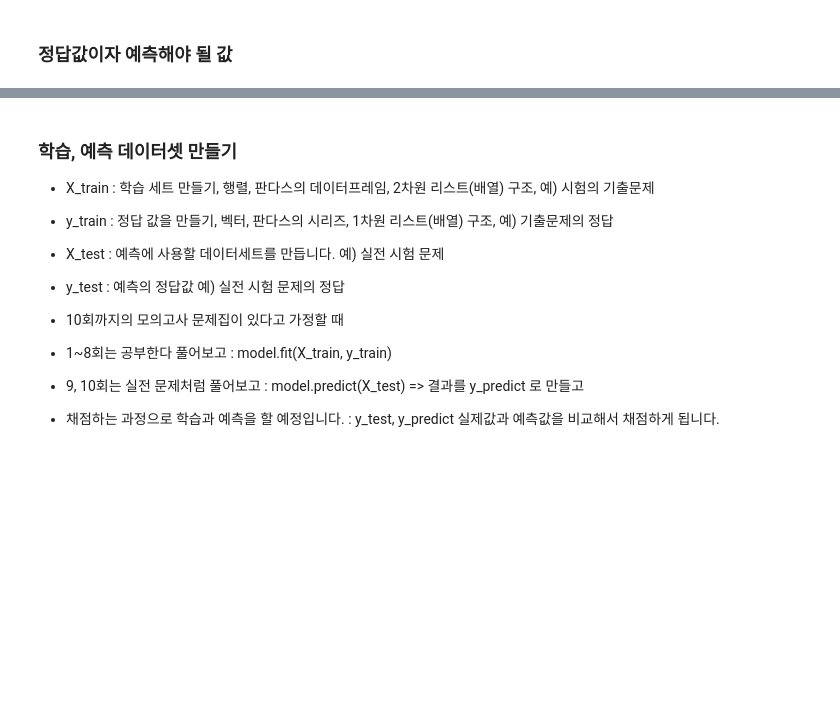
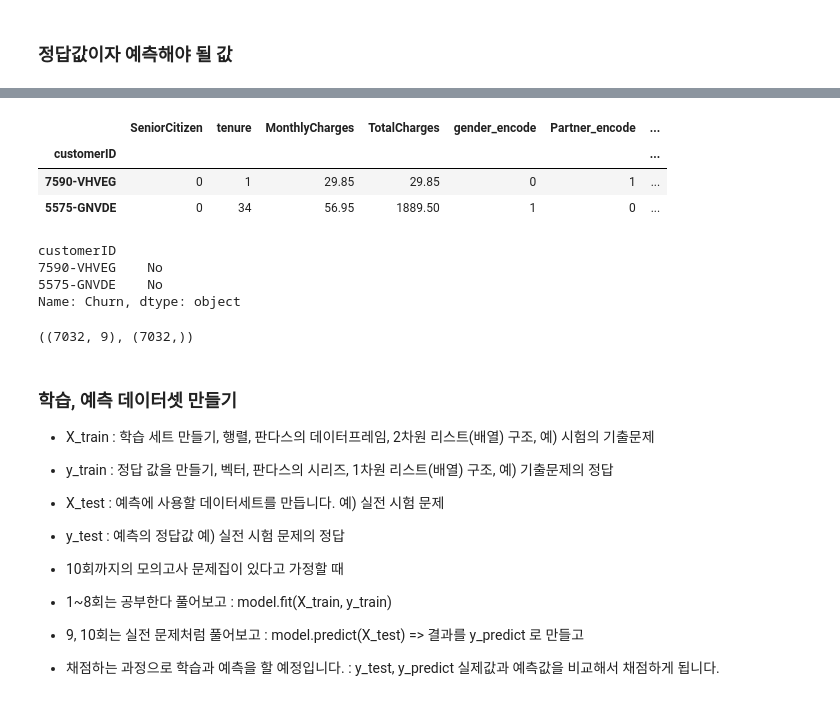
Before and after one commit to WzAcorn/Data-Science-Projects2024, a Jupyter notebook: 01_week_mission_booster.ipynb, the cells around one changed output, grey strips where cells are left out. Saved outputs shown, nothing was run; the diff lists cells and outputs as text; code cells hidden in the pictures; blank space fills up the shorter version.

```diff
--- a/01_week_mission_booster.ipynb
+++ b/01_week_mission_booster.ipynb
@@ -174,12 +294,24 @@ label_name
 # %%
 # X, y를 만들어 줍니다.
 # 물음표를 채워 독립변수(X)와 종속변수(y)를 나눠주세요.
 # scikit-learn에서 데이터는 대문자 X(2차원,행렬)로 표시하고 정답은 소문자 y(1차원,벡터)로 표기합니다.
-X = df[?]
-y = df[?]
+X = df[['SeniorCitizen', 'tenure', 'MonthlyCharges', 'TotalCharges',
+       'gender_encode', 'Partner_encode', 'Dependents_encode',
+       'PhoneService_encode', 'PaperlessBilling_encode']]
+y = df['Churn']
 display(X.head(2))
 display(y.head(2))
 X.shape, y.shape
+# %% [output]
+|  | SeniorCitizen | tenure | MonthlyCharges | TotalCharges | gender_encode | Partner_encode | ... |
+| customerID |  |  |  |  |  |  | ... |
+| 7590-VHVEG | 0 | 1 | 29.85 | 29.85 | 0 | 1 | ... |
+| 5575-GNVDE | 0 | 34 | 56.95 | 1889.50 | 1 | 0 | ... |
+customerID
+7590-VHVEG    No
+5575-GNVDE    No
+Name: Churn, dtype: object
+((7032, 9), (7032,))
 # %% [markdown]
 ### 학습, 예측 데이터셋 만들기
 * X_train : 학습 세트 만들기, 행렬, 판다스의 데이터프레임, 2차원 리스트(배열) 구조,  예) 시험의 기출문제
```
Also changed, not shown: parts of 28 cells of this notebook.
